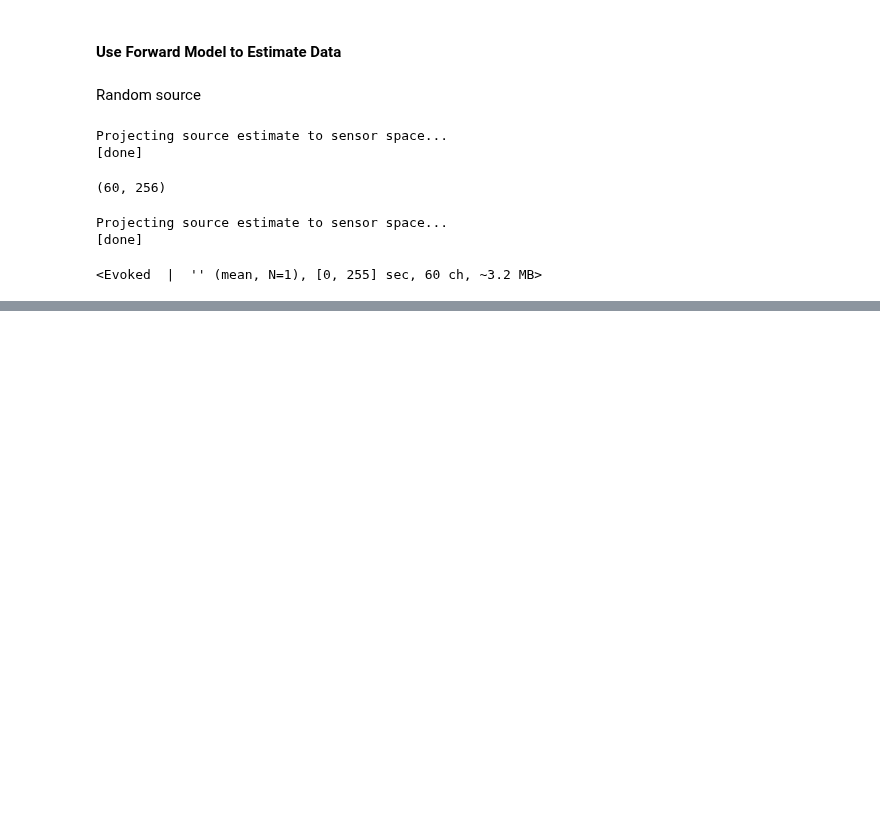
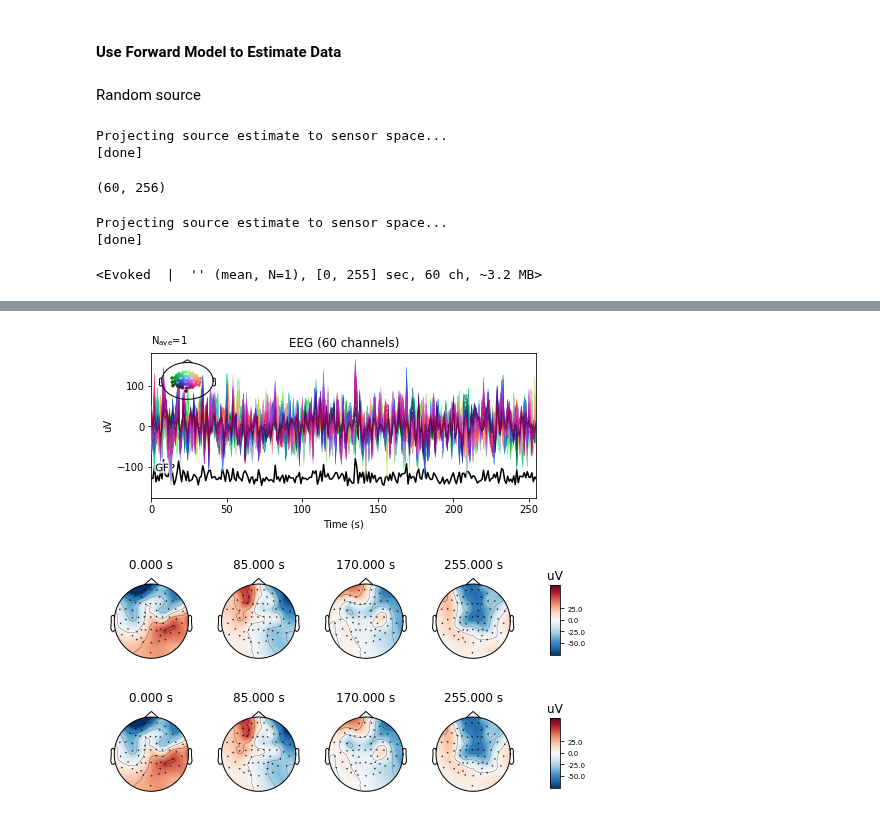
Before and after one commit to DanielLongo/eegML, a Jupyter notebook: forward_model/generate_eeg_data.ipynb, the cells around one changed output, grey strips where cells are left out. Cells and saved outputs as stored; diff of their text form; code cells hidden in the pictures; blank space fills up the shorter version.

```diff
--- a/forward_model/generate_eeg_data.ipynb
+++ b/forward_model/generate_eeg_data.ipynb
@@ -77,0 +84,8 @@ leadfield
+# %%
+picks = mne.pick_types(leadfield.info, meg=False, eeg=True, eog=False)
+leadfield.plot(spatial_colors=True, gfp=True, picks=picks, time_unit='s')
+leadfield.plot_topomap(time_unit='s')
+# %% [output]
+[figure, added]
+[figure, added]
+[figure, added]
```
Also changed, not shown: parts of 2 cells of this notebook.
